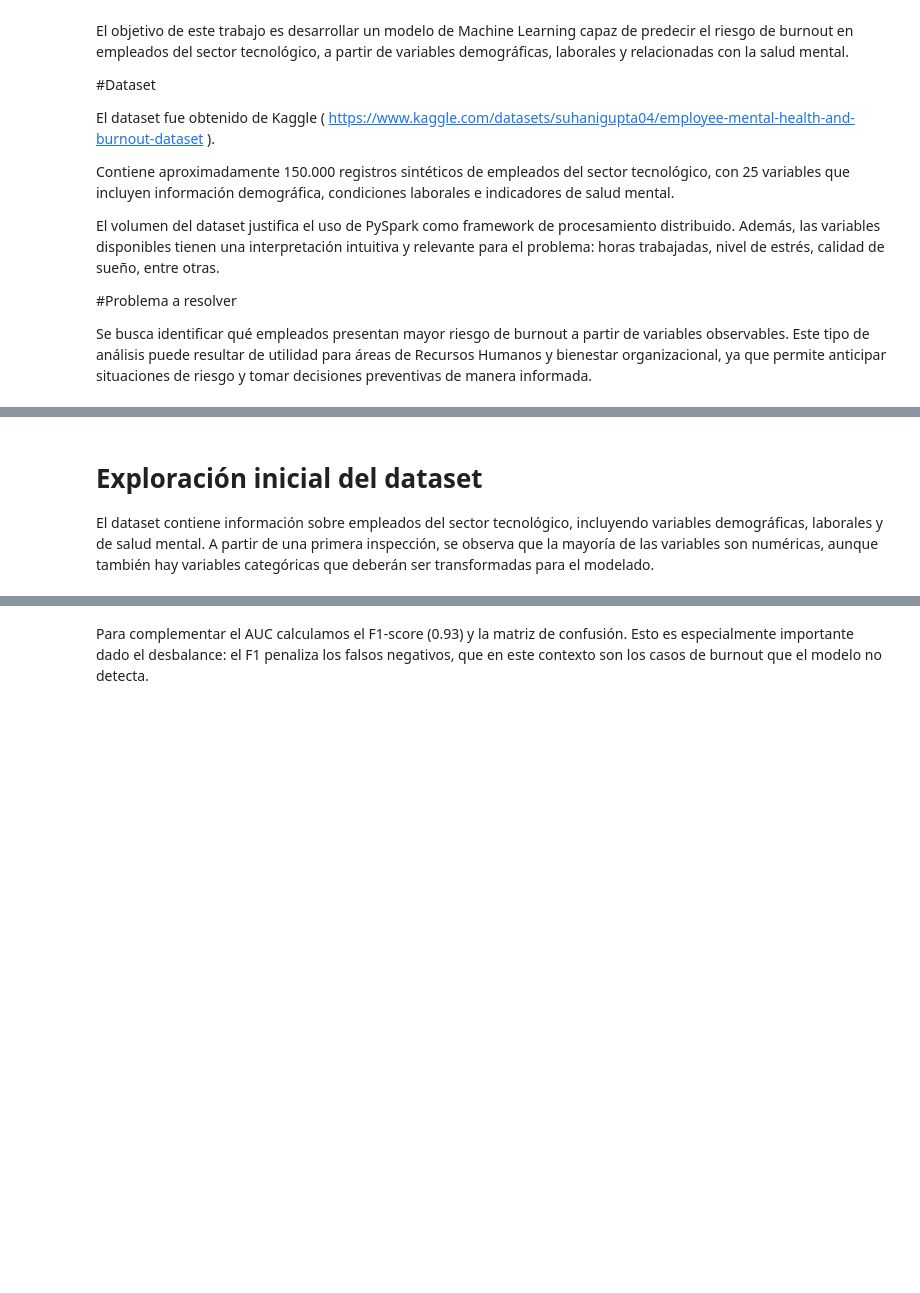
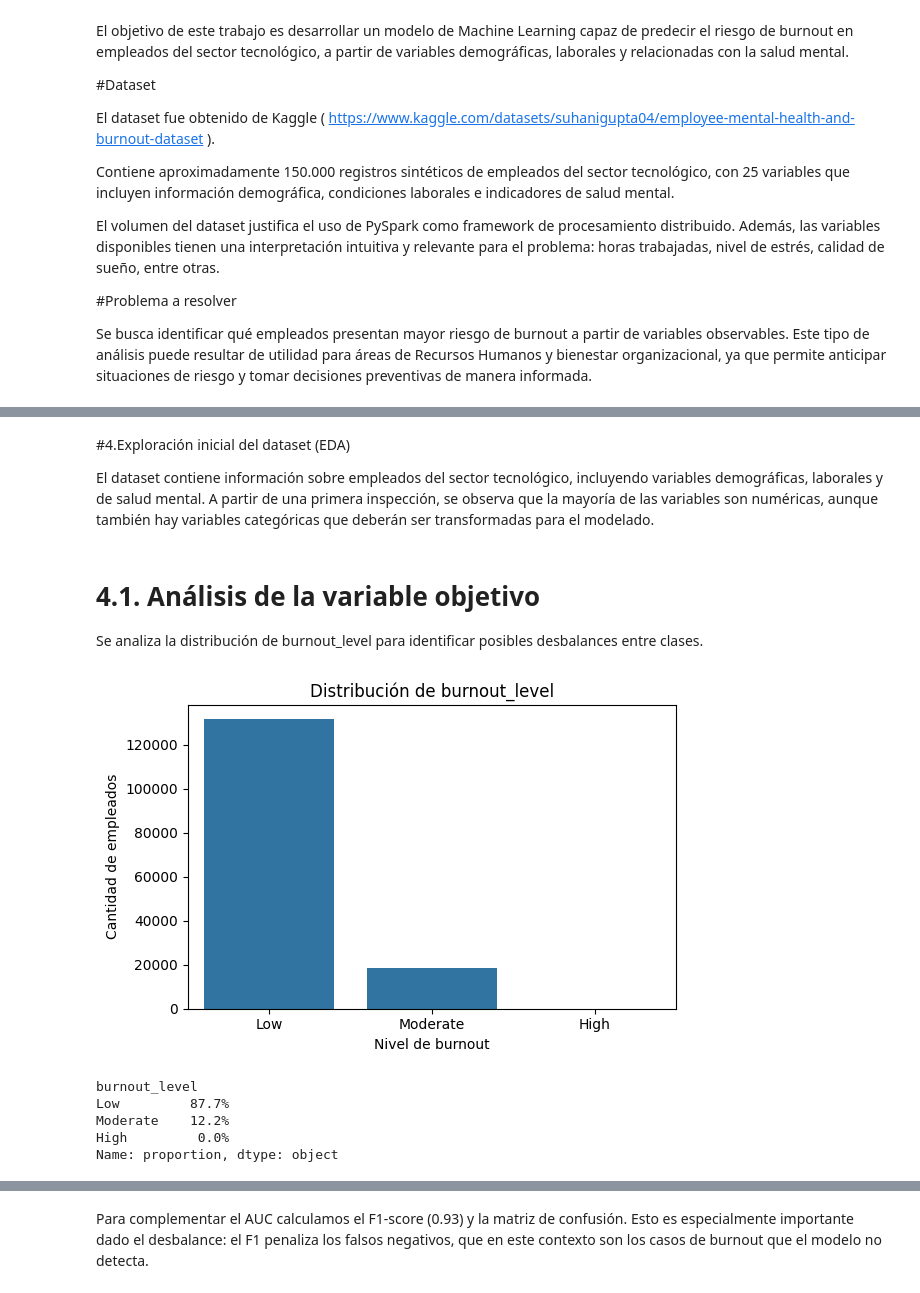
Before and after one commit to ailingomezromay/Grupo-4--TP-BigData-Burnout, a Jupyter notebook: TP_Grupo 4_BigData_Burnout.ipynb, the cells around one changed output, grey strips where cells are left out. Saved outputs shown, nothing was run; the diff lists cells and outputs as text; code cells hidden in the pictures; blank space fills up the shorter version.

```diff
--- a/TP_Grupo 4_BigData_Burnout.ipynb
+++ b/TP_Grupo 4_BigData_Burnout.ipynb
@@ -67,5 +105,26 @@ df.info()
 # %% [markdown]
-# Exploración inicial del dataset
+#4.Exploración inicial del dataset (EDA)
 
 El dataset contiene información sobre empleados del sector tecnológico, incluyendo variables demográficas, laborales y de salud mental. A partir de una primera inspección, se observa que la mayoría de las variables son numéricas, aunque también hay variables categóricas que deberán ser transformadas para el modelado.
+# %% [markdown]
+# 4.1. Análisis de la variable objetivo
+
+Se analiza la distribución de burnout_level para identificar posibles desbalances entre clases.
+# %%
+plt.figure(figsize=(6, 4))
+sns.countplot(data=df, x='burnout_level', order=df['burnout_level'].value_counts().index)
+plt.title('Distribución de burnout_level')
+plt.xlabel('Nivel de burnout')
+plt.ylabel('Cantidad de empleados')
+plt.tight_layout()
+plt.show()
+
+print(df['burnout_level'].value_counts(normalize=True).mul(100).round(1).astype(str) + '%')
+# %% [output]
+[figure, added]
+burnout_level
+Low         87.7%
+Moderate    12.2%
+High         0.0%
+Name: proportion, dtype: object
 # %% [markdown]
```
Also changed, not shown: parts of 78 cells of this notebook.
